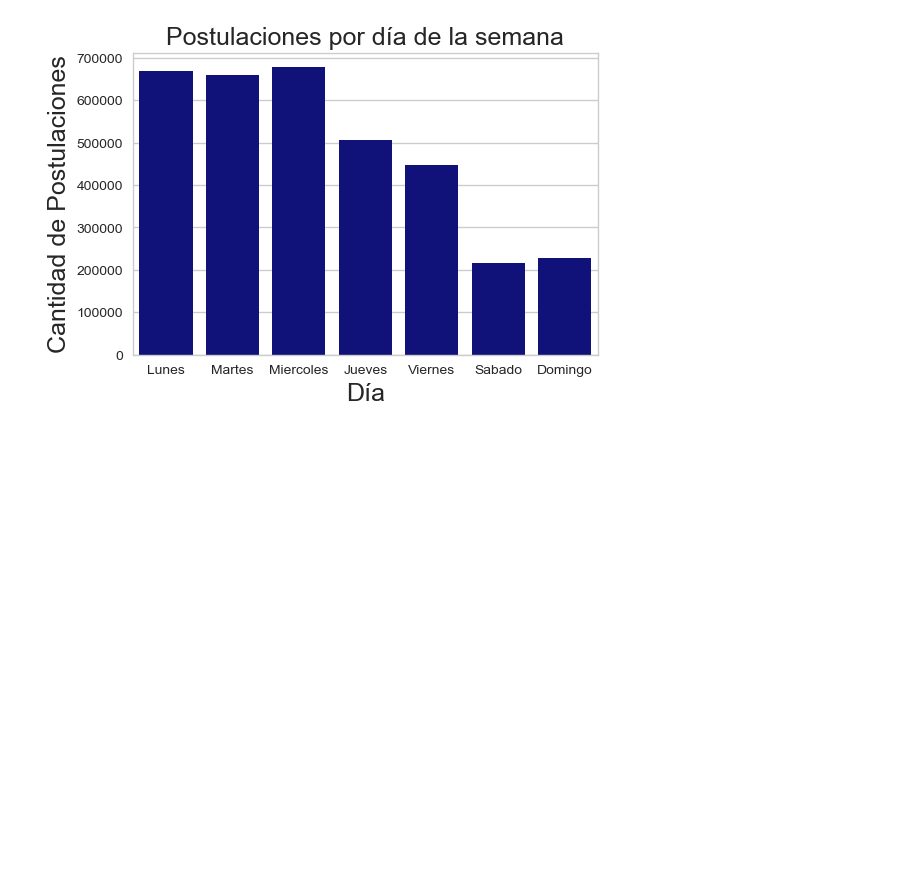
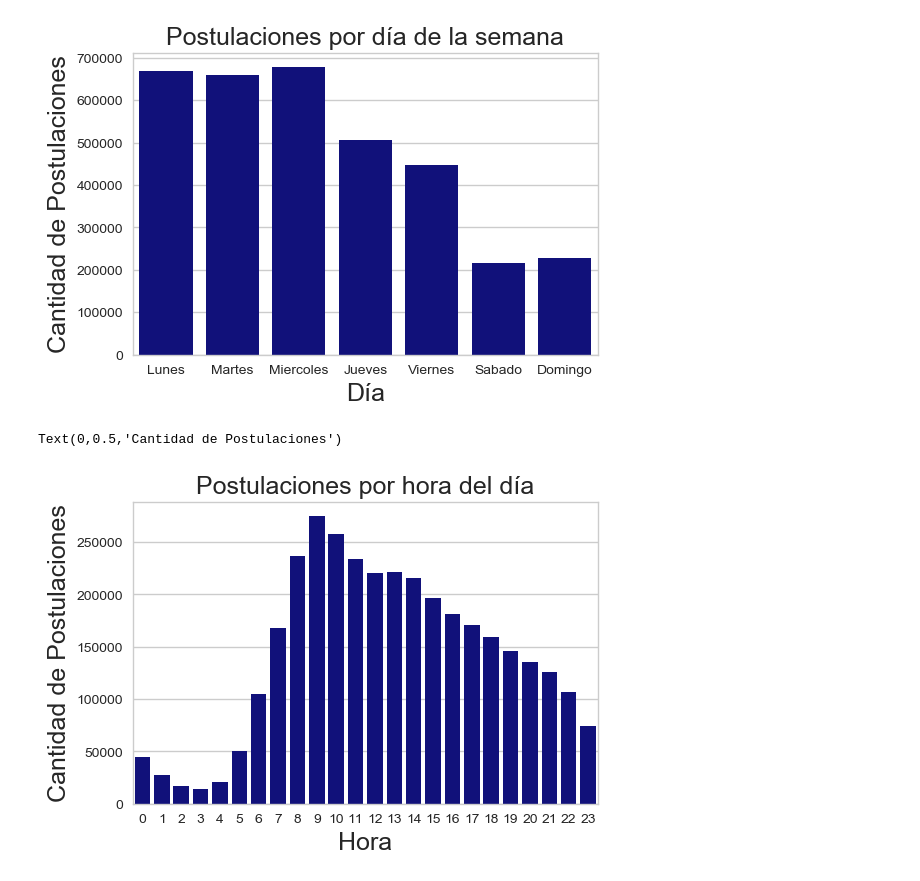
Before and after one commit to urielkelman/abracadata, a Jupyter notebook: Postulaciones.ipynb, the cells around one changed output. Saved outputs shown, nothing was run; the diff lists cells and outputs as text; code cells hidden in the pictures; blank space fills up the shorter version.

```diff
--- a/Postulaciones.ipynb
+++ b/Postulaciones.ipynb
@@ -108,3 +109,11 @@ g.set_ylabel("Cantidad de Postulaciones", fontsize=18)
 # %% [output]
 Text(0,0.5,'Cantidad de Postulaciones')
 [figure]
+# %%
+g = sns.countplot(x=postulaciones['hora'], orient='v', palette=['darkblue'])
+g.set_title("Postulaciones por hora del día", fontsize=18)
+g.set_xlabel("Hora",fontsize=18)
+g.set_ylabel("Cantidad de Postulaciones", fontsize=18)
+# %% [output]
+Text(0,0.5,'Cantidad de Postulaciones')
+[figure, added]
```
Also changed, not shown: parts of 14 cells of this notebook, 6 other files.
